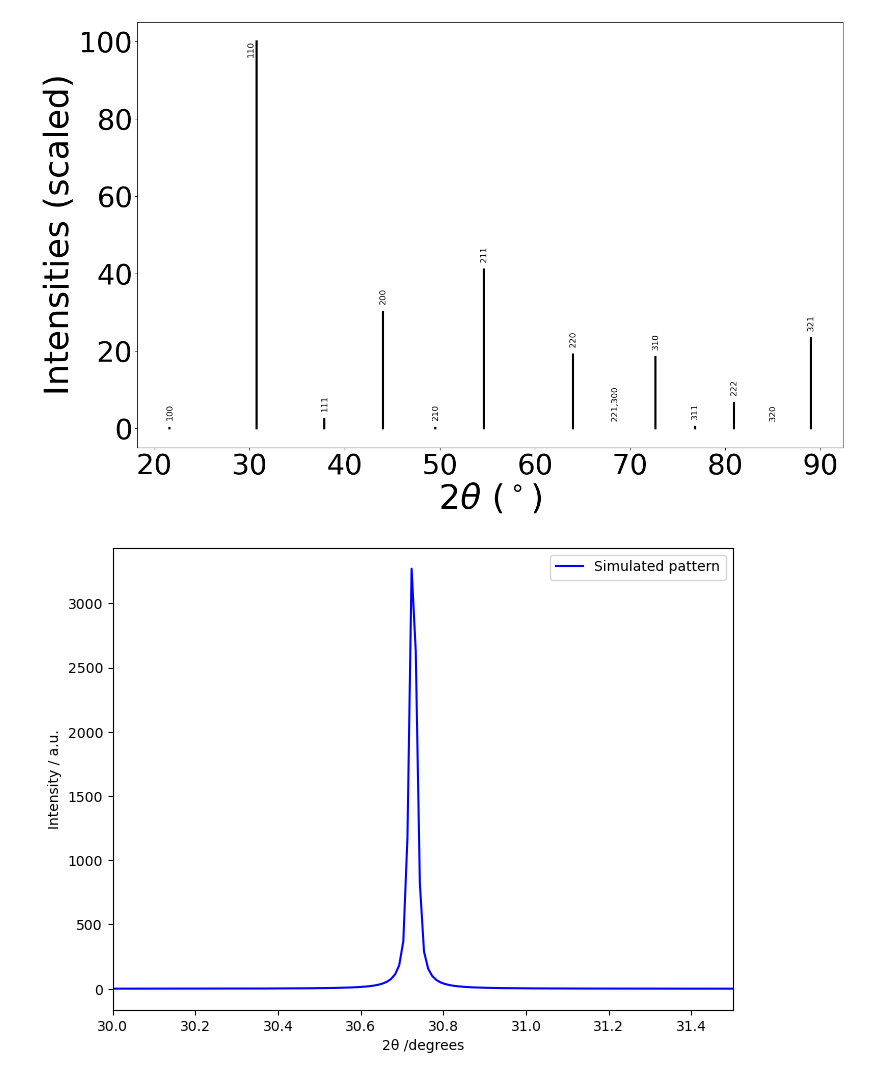
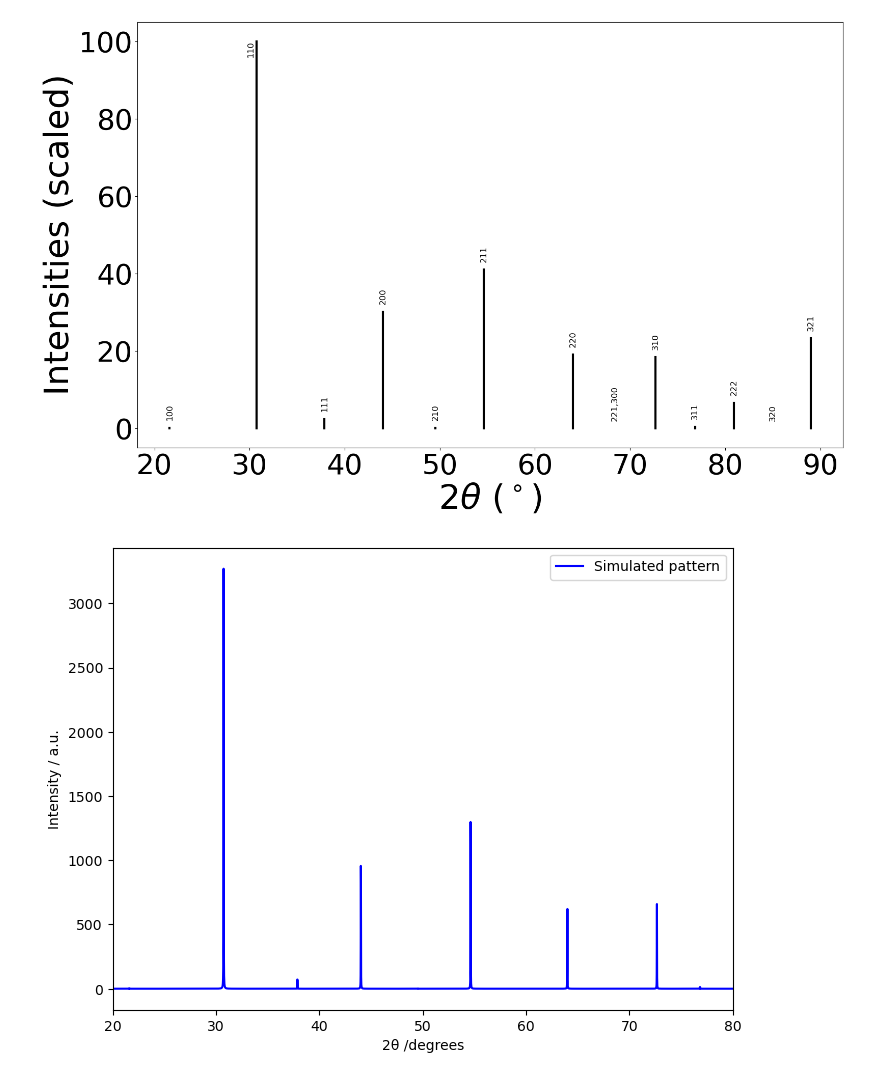
Before and after one commit to rsc-solid-data/data_diffn_crystals, a Jupyter notebook: sim_xrd.ipynb, the cells around one changed output. Saved outputs shown, nothing was run; the diff lists cells and outputs as text; code cells hidden in the pictures.

Commit message:
Updates notebook to include plotting of full simulated pattern and adds BaSnO3 cif to data directory.

```diff
--- a/sim_xrd.ipynb
+++ b/sim_xrd.ipynb
@@ -52,6 +52,7 @@ sim_x = np.linspace(10, 80, 7000)  # Simulated x-axis range
 
 _, sim_y = simulate_spectrum(pseudo_voigt, sim_x, predicted_peaks, add_noise=False)
 # %%
-plot_simulated_pattern(sim_x, sim_y, range=(30, 31.5))
+plot_simulated_pattern(sim_x, sim_y)
+# plot_simulated_pattern(sim_x, sim_y, range=(30, 31.5))
 # %% [output]
-[figure, old version]
+[figure, new version]
```
Also changed, not shown: 1 other file.
